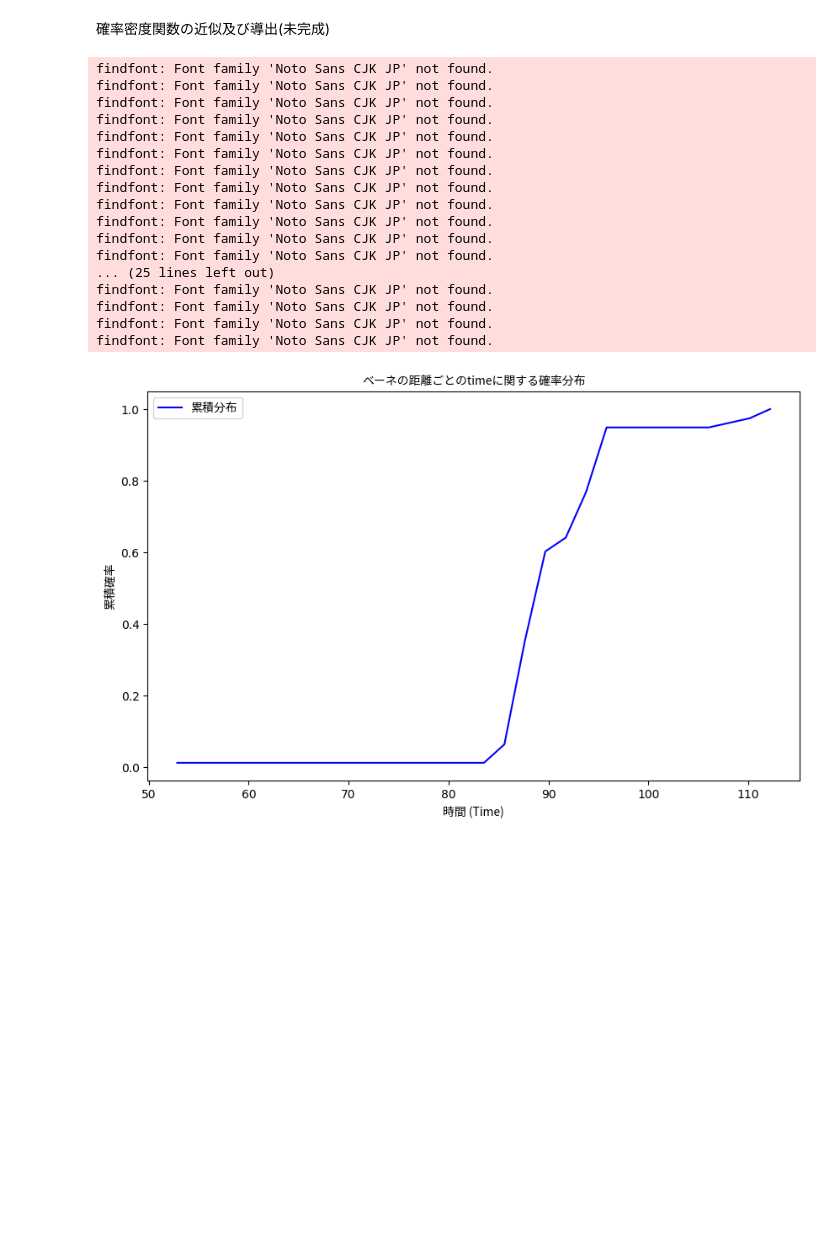
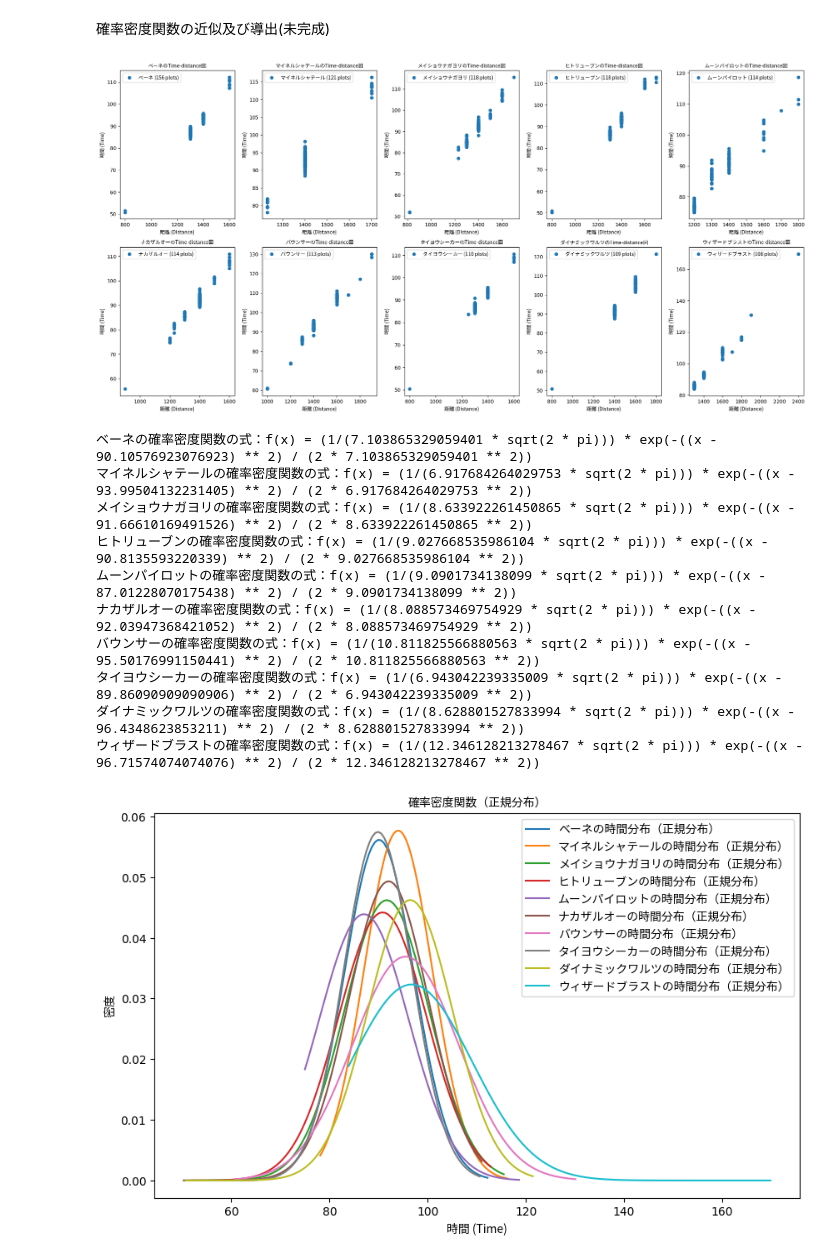
Before and after one commit to yuutaro/ProjectTeam5, a Jupyter notebook: workspace/team1/notebook/shin.ipynb, the cells around one changed output. Cells and saved outputs as stored; diff of their text form; code cells hidden in the pictures; blank space fills up the shorter version.

Commit message:
確率密度関数の図示

```diff
--- a/workspace/team1/notebook/shin.ipynb
+++ b/workspace/team1/notebook/shin.ipynb
@@ -996,67 +996,72 @@ import pandas as pd
 import numpy as np
 import matplotlib.pyplot as plt
 from matplotlib import font_manager
-from scipy.stats import gaussian_kde
+from scipy.stats import norm
 
 # フォント設定
 font_path = "/usr/share/fonts/opentype/noto/NotoSansCJK-Regular.ttc"  # 適切なフォントパスを指定
 font_prop = font_manager.FontProperties(fname=font_path)
 
 # データの読み込み
 df = pd.read_csv('../notebook/data-shin/filtered_data.csv', low_memory=False)
 
 # 必要なカテゴリ変数の数値化
 df['Jockey'] = pd.factorize(df['Jockey'])[0]
 df['Trainer'] = pd.factorize(df['Trainer'])[0]
 df['Banushi'] = pd.factorize(df['Banushi'])[0]
 df['Track'] = pd.factorize(df['Track'])[0]
 df['Weather'] = pd.factorize(df['Weather'])[0]
 df['Sex'] = pd.factorize(df['Sex'])[0]
 
 # 日付データをカテゴリ型に変換
 df['Date'] = pd.to_datetime(df['Date'])
 df['Date'] = df['Date'].map(lambda date: date.toordinal())
 
 # 不要なカラムを削除
 df = df.drop(['Code', 'Horse Number'], axis=1)
 
 # Weight列の処理
 df['Weight'] = df['Weight'].apply(lambda x: float(str(x).split('(')[0]) if pd.notnull(x) else np.nan)
 df['Change'] = df['Change'].apply(lambda x: float(x) if pd.notnull(x) else np.nan)
 
-# 出現頻度1位の馬の距離ごとのtimeに関する確率分布を計算
-top_horse = df['Horse Name'].value_counts().nlargest(1).index[0]
-horse_data = df[df['Horse Name'] == top_horse]
+# 出現頻度上位10の馬のTime-distance図を作成
+top_10_horses = df['Horse Name'].value_counts().nlargest(10).index
+fig, axs = plt.subplots(2, 5, figsize=(20, 10))
+for i, horse in enumerate(top_10_horses):
+    horse_data = df[df['Horse Name'] == horse]
+    ax = axs[i // 5, i % 5]
+    ax.plot(horse_data['Dis'], horse_data['Time'], 'o', label=f'{horse} ({len(horse_data)} plots)')
+    ax.set_xlabel('距離 (Distance)', fontproperties=font_prop)
+    ax.set_ylabel('時間 (Time)', fontproperties=font_prop)
+    ax.set_title(f'{horse}のTime-distance図', fontproperties=font_prop)
+    ax.legend(prop=font_prop)
+plt.tight_layout()
+plt.show()
 
-# 距離ごとのtimeの確率密度関数を計算
-density, bins = np.histogram(horse_data['Time'], bins=30, density=True)
-cumulative_density = np.cumsum(density)
-cumulative_density = cumulative_density / cumulative_density[-1]
-
-# 確率分布のプロット
-plt.figure(figsize=(10, 6))
-plt.plot(bins[1:], cumulative_density, label='累積分布', color='blue')
-plt.xlabel('時間 (Time)', fontproperties=font_prop)
-plt.ylabel('累積確率', fontproperties=font_prop)
-plt.title(f'{top_horse}の距離ごとのtimeに関する確率分布', fontproperties=font_prop)
-plt.legend(prop=font_prop)
+# 確率密度関数の描画（正規分布を仮定）
+fig, ax = plt.subplots(figsize=(10, 6))
+for horse in top_10_horses:
+    horse_data = df[df['Horse Name'] == horse]
+    mean, std = norm.fit(horse_data['Time'])
+    x = np.linspace(horse_data['Time'].min(), horse_data['Time'].max(), 100)
+    y = norm.pdf(x, mean, std)
+    ax.plot(x, y, label=f'{horse}の時間分布（正規分布）')
+    print(f"{horse}の確率密度関数の式：f(x) = (1/({std} * sqrt(2 * pi))) * exp(-((x - {mean}) ** 2) / (2 * {std} ** 2))")
+ax.set_xlabel('時間 (Time)', fontproperties=font_prop)
+ax.set_ylabel('密度', fontproperties=font_prop)
+ax.set_title('確率密度関数（正規分布）', fontproperties=font_prop)
+ax.legend(prop=font_prop)
 plt.show()
 # %% [output]
+[figure, new version]
-findfont: Font family 'Noto Sans CJK JP' not found.
-findfont: Font family 'Noto Sans CJK JP' not found.
-findfont: Font family 'Noto Sans CJK JP' not found.
-findfont: Font family 'Noto Sans CJK JP' not found.
-findfont: Font family 'Noto Sans CJK JP' not found.
-findfont: Font family 'Noto Sans CJK JP' not found.
-findfont: Font family 'Noto Sans CJK JP' not found.
-findfont: Font family 'Noto Sans CJK JP' not found.
-findfont: Font family 'Noto Sans CJK JP' not found.
-findfont: Font family 'Noto Sans CJK JP' not found.
-findfont: Font family 'Noto Sans CJK JP' not found.
-findfont: Font family 'Noto Sans CJK JP' not found.
-... (25 lines left out)
-findfont: Font family 'Noto Sans CJK JP' not found.
-findfont: Font family 'Noto Sans CJK JP' not found.
-findfont: Font family 'Noto Sans CJK JP' not found.
-findfont: Font family 'Noto Sans CJK JP' not found.
+ベーネの確率密度関数の式：f(x) = (1/(7.103865329059401 * sqrt(2 * pi))) * exp(-((x - 90.10576923076923) ** 2) / (2 * 7.103865329059401 ** 2))
+マイネルシャテールの確率密度関数の式：f(x) = (1/(6.917684264029753 * sqrt(2 * pi))) * exp(-((x - 93.99504132231405) ** 2) / (2 * 6.917684264029753 ** 2))
+メイショウナガヨリの確率密度関数の式：f(x) = (1/(8.633922261450865 * sqrt(2 * pi))) * exp(-((x - 91.66610169491526) ** 2) / (2 * 8.633922261450865 ** 2))
+ヒトリューブンの確率密度関数の式：f(x) = (1/(9.027668535986104 * sqrt(2 * pi))) * exp(-((x - 90.8135593220339) ** 2) / (2 * 9.027668535986104 ** 2))
+ムーンパイロットの確率密度関数の式：f(x) = (1/(9.0901734138099 * sqrt(2 * pi))) * exp(-((x - 87.01228070175438) ** 2) / (2 * 9.0901734138099 ** 2))
+ナカザルオーの確率密度関数の式：f(x) = (1/(8.088573469754929 * sqrt(2 * pi))) * exp(-((x - 92.03947368421052) ** 2) / (2 * 8.088573469754929 ** 2))
+バウンサーの確率密度関数の式：f(x) = (1/(10.811825566880563 * sqrt(2 * pi))) * exp(-((x - 95.50176991150441) ** 2) / (2 * 10.811825566880563 ** 2))
+タイヨウシーカーの確率密度関数の式：f(x) = (1/(6.943042239335009 * sqrt(2 * pi))) * exp(-((x - 89.86090909090906) ** 2) / (2 * 6.943042239335009 ** 2))
+ダイナミックワルツの確率密度関数の式：f(x) = (1/(8.628801527833994 * sqrt(2 * pi))) * exp(-((x - 96.4348623853211) ** 2) / (2 * 8.628801527833994 ** 2))
+ウィザードブラストの確率密度関数の式：f(x) = (1/(12.346128213278467 * sqrt(2 * pi))) * exp(-((x - 96.71574074074076) ** 2) / (2 * 12.346128213278467 ** 2))
-[figure, old version]
+[figure, added]
```
